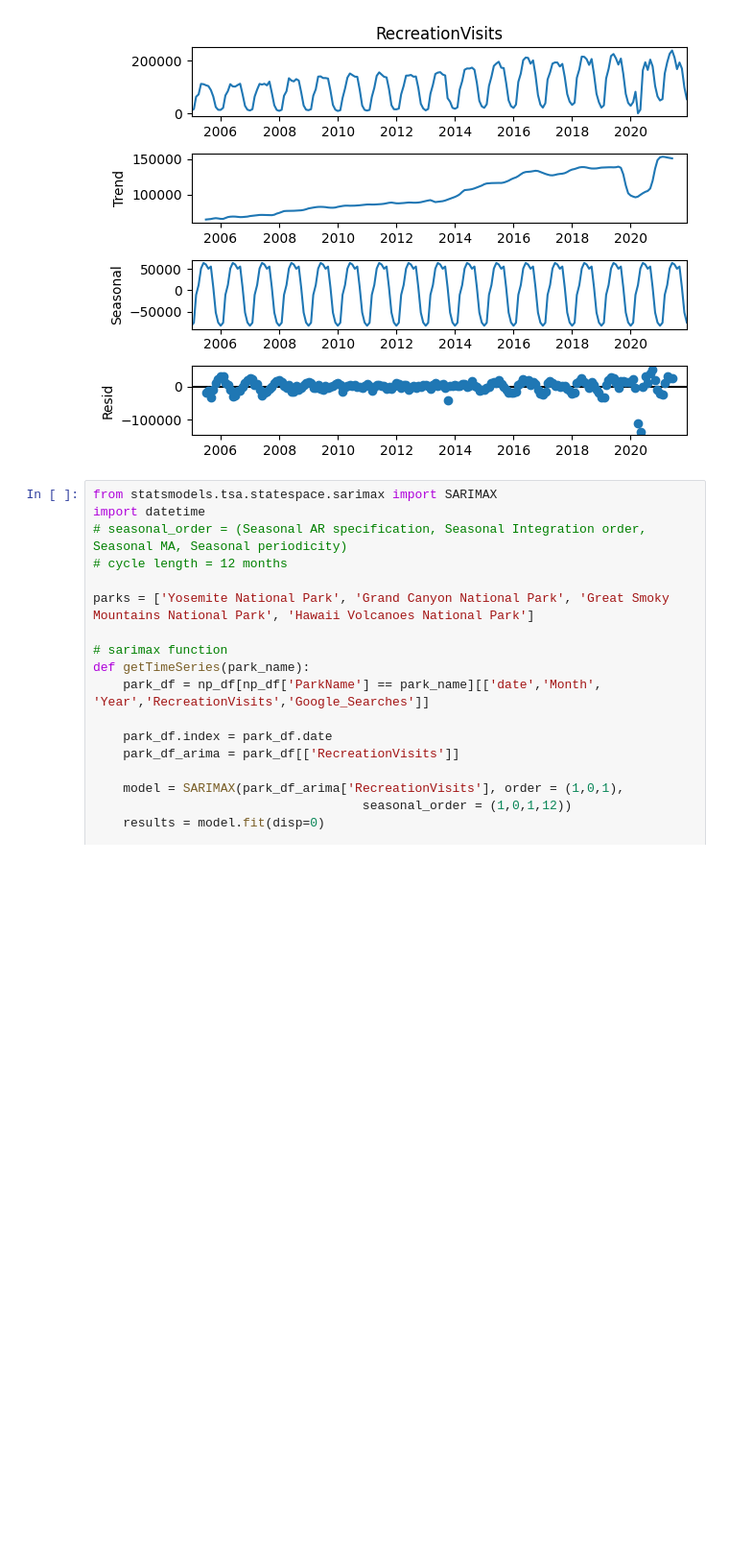
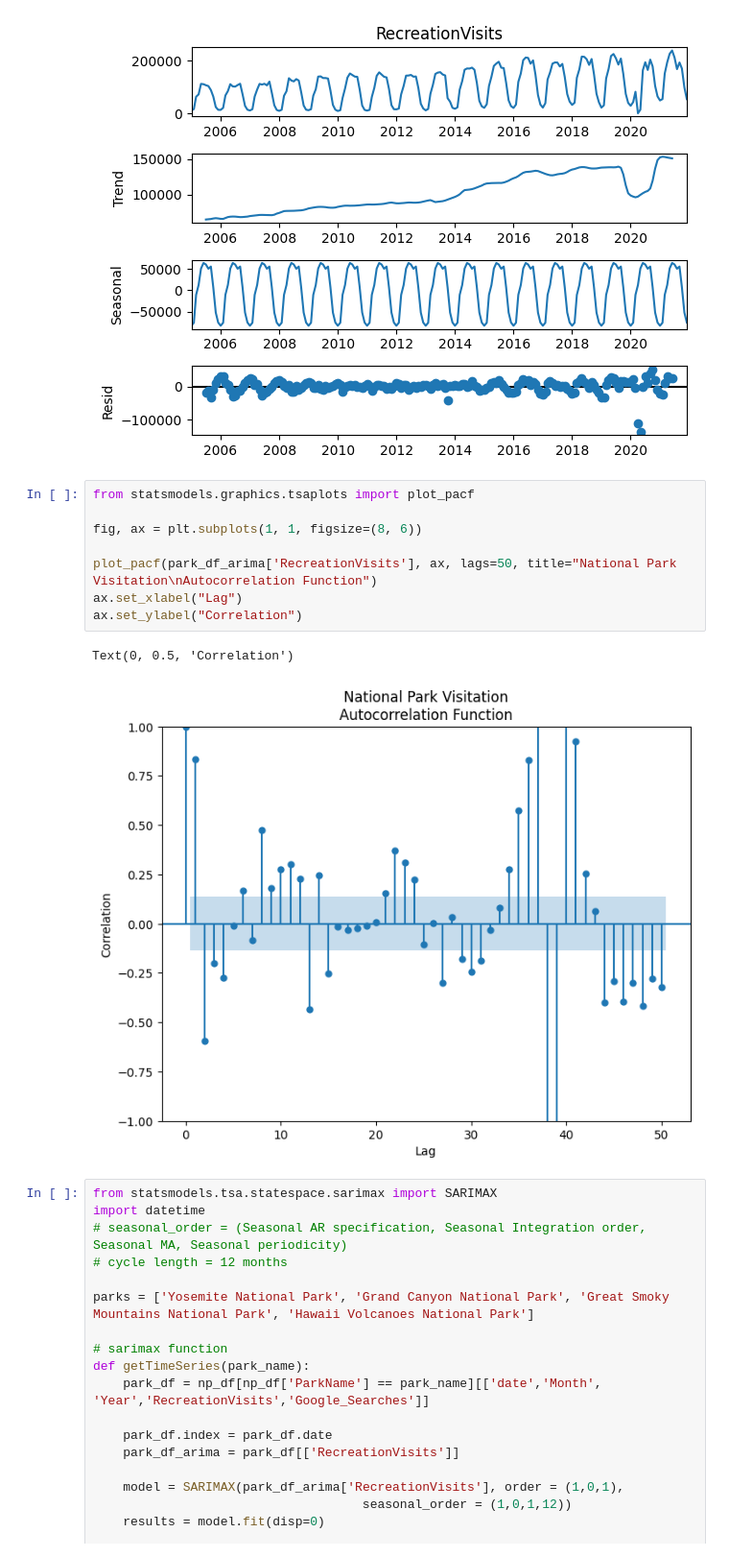
Before and after one commit to l-ching/Milestone-2, a Jupyter notebook: sarimax.ipynb, the cells around one changed output. Shown at 96% size. Drawn from its saved outputs; the diff is of its cells as text; blank space fills up the shorter version.

```diff
--- a/sarimax.ipynb
+++ b/sarimax.ipynb
@@ -64,6 +64,17 @@ decomp_data.plot()
 # %% [output]
 [figure]
 [figure]
+# %%
+from statsmodels.graphics.tsaplots import plot_pacf
+
+fig, ax = plt.subplots(1, 1, figsize=(8, 6))
+
+plot_pacf(park_df_arima['RecreationVisits'], ax, lags=50, title="National Park Visitation\nAutocorrelation Function")
+ax.set_xlabel("Lag")
+ax.set_ylabel("Correlation")
+# %% [output]
+Text(0, 0.5, 'Correlation')
+[figure, added]
 # %%
 from statsmodels.tsa.statespace.sarimax import SARIMAX
 import datetime
```
Also changed, not shown: parts of 3 cells of this notebook.
